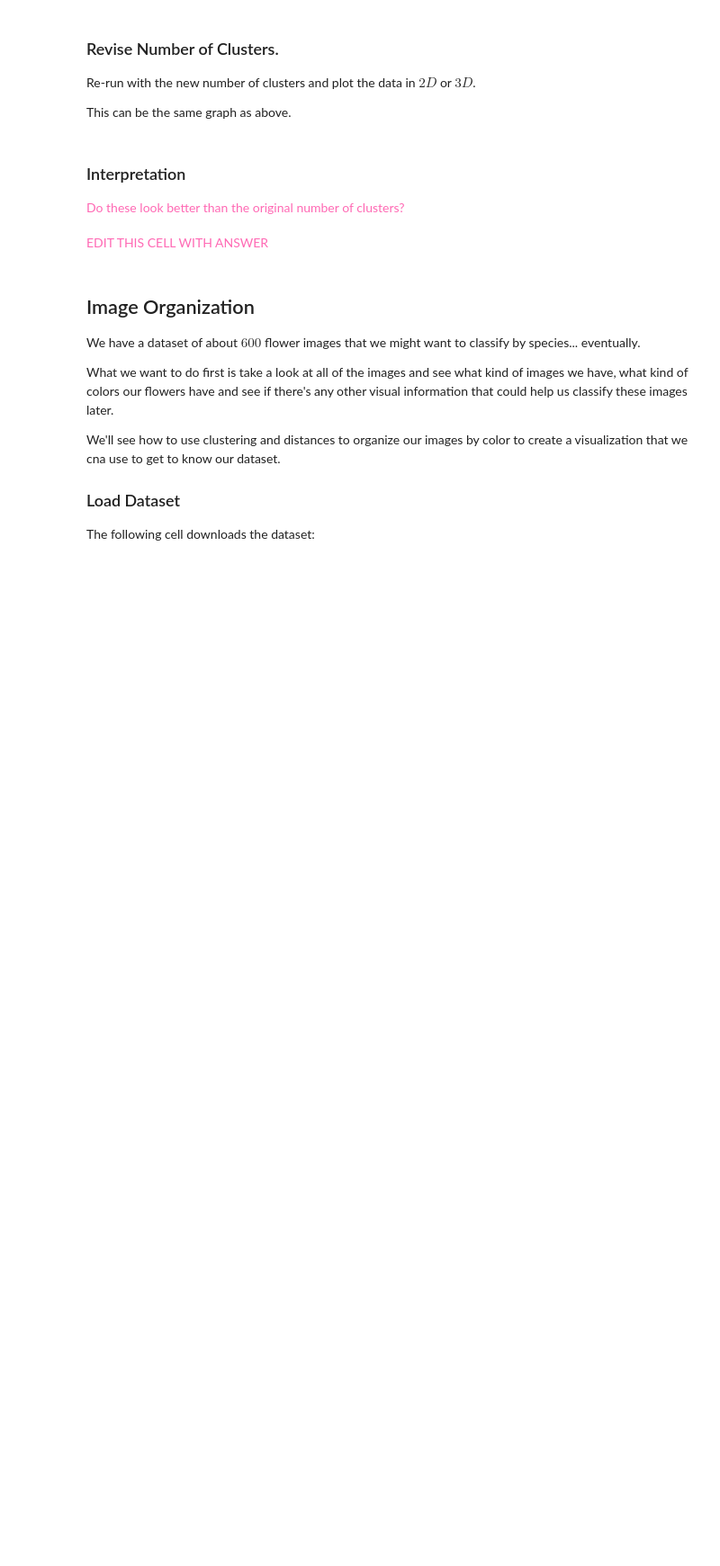
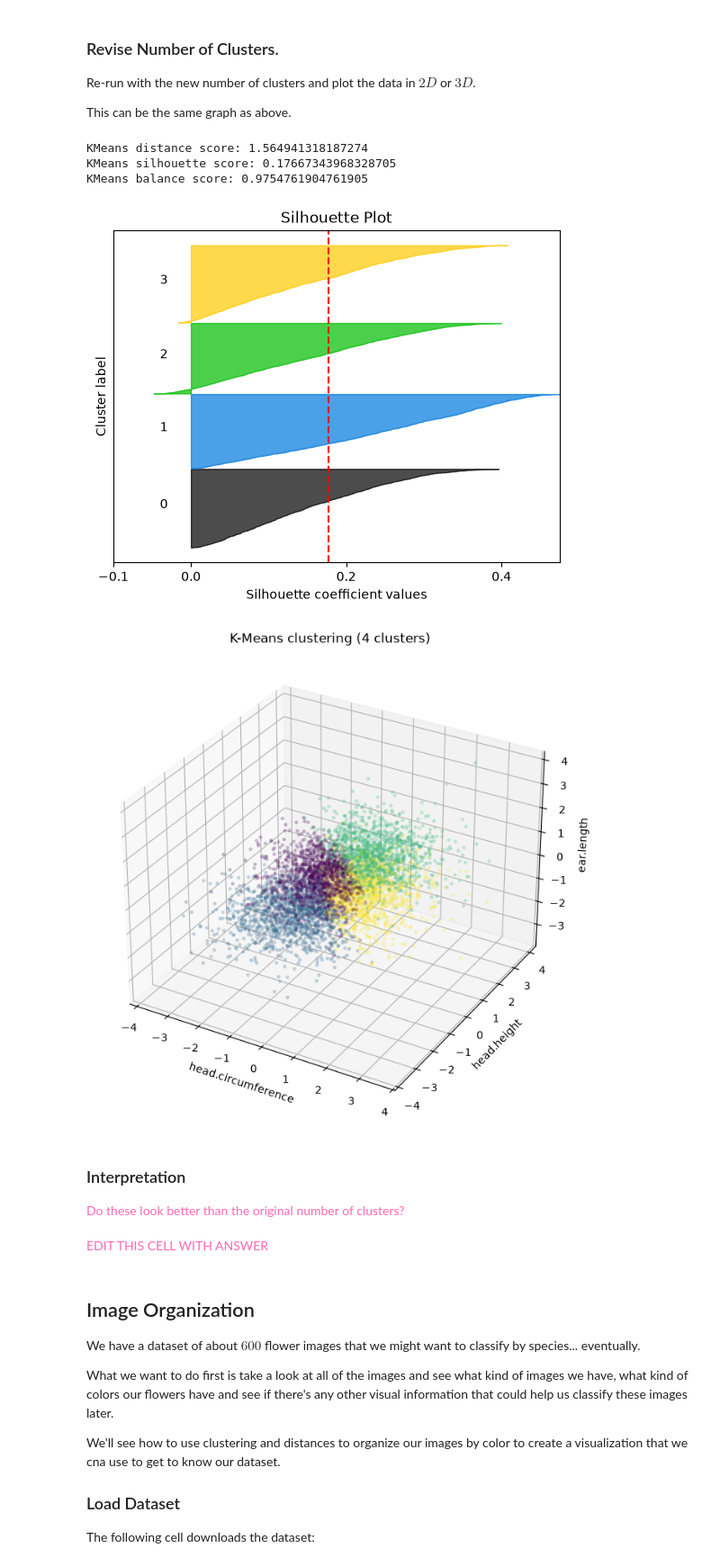
Before and after one commit to Tedesco-AI-ML-F2026/Homework09, a Jupyter notebook: Homework09.ipynb, the cells around one changed output. Shown at 90% size. Saved outputs shown, nothing was run; the diff lists cells and outputs as text; code cells hidden in the pictures; blank space fills up the shorter version.

```diff
--- a/Homework09.ipynb
+++ b/Homework09.ipynb
@@ -255,3 +333,43 @@ This can be the same graph as above.
+# %%
+## Re-run clustering with final number of clusters
+n = 4
+
+km_model = KMeans(n_clusters=n, random_state=1010)
+
+## Run the model on the training data
+km_predicted = km_model.fit_predict(ansur_features)
+
+## Check errors
+print("KMeans distance score:", distance_score(ansur_features, km_predicted))
+print("KMeans silhouette score:", silhouette_score(ansur_features, km_predicted))
+print("KMeans balance score:", balance_score(km_predicted))
+
+display_silhouette_plots(ansur_features, km_predicted)
+
+## Plot in 3D
+# three features: two head measurements and one ear measurement
+x = ansur_features["head.circumference"]
+y = ansur_features["head.height"]
+z = ansur_features["ear.length"]
+
+fig = plt.figure(figsize=(8, 8))
+ax = fig.add_subplot(projection='3d')
+
+# c=km_predicted colors each person by cluster
+ax.scatter(x, y, z, c=km_predicted, marker='o', alpha=0.5, s=6)
+
+ax.set_title("K-Means clustering (4 clusters)")
+ax.set_xlabel("head.circumference")
+ax.set_ylabel("head.height")
+ax.set_zlabel("ear.length")
+
+plt.show()
+# %% [output]
+KMeans distance score: 1.564941318187274
+KMeans silhouette score: 0.17667343968328705
+KMeans balance score: 0.9754761904761905
+[figure, added]
+[figure, added]
 # %% [markdown]
 ### Interpretation
 
```
Also changed, not shown: parts of 8 cells of this notebook.
